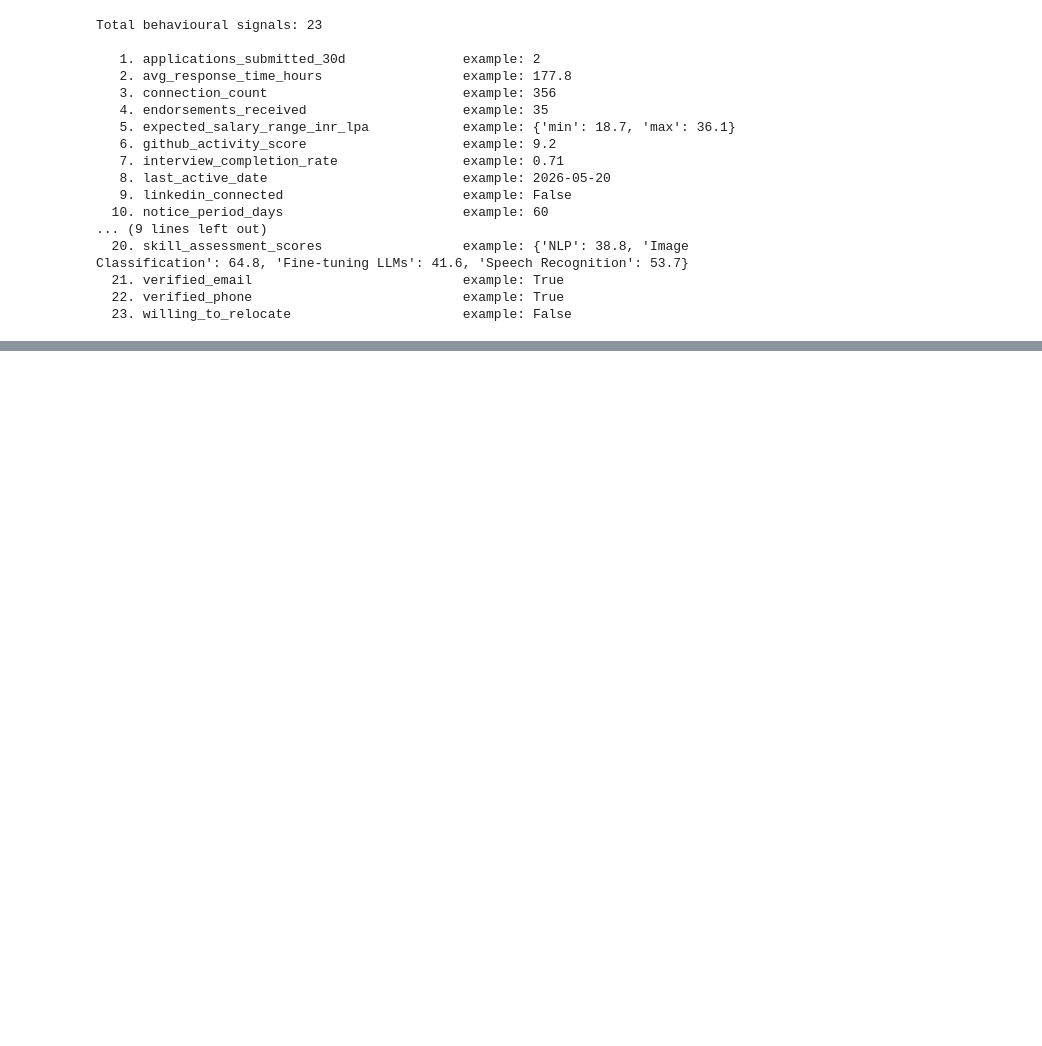
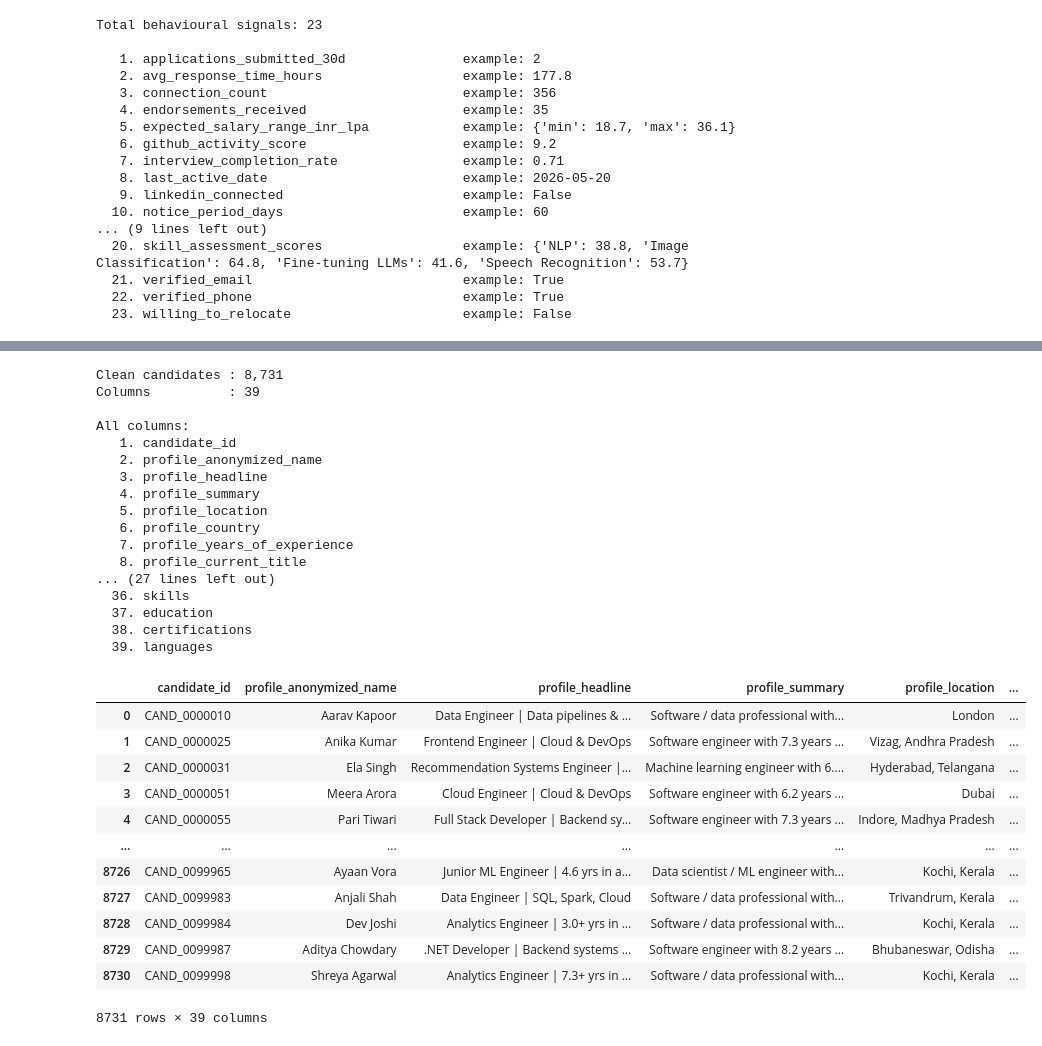
Before and after one commit to Tanav-Kolar/Resume-Ranker, a Jupyter notebook: notebooks/eda.ipynb, the cells around one changed output, grey strips where cells are left out. Saved outputs shown, nothing was run; the diff lists cells and outputs as text; code cells hidden in the pictures; blank space fills up the shorter version.

```diff
--- a/notebooks/eda.ipynb
+++ b/notebooks/eda.ipynb
@@ -1047,0 +1055,63 @@ Total behavioural signals: 23
+# %%
+# Uses: clean_ids, id_to_record  (defined in earlier cells above)
+
+rows = []
+for cid in clean_ids:
+    c   = id_to_record.get(cid, {})
+    row = {"candidate_id": cid}
+
+    for k, v in (c.get("profile") or {}).items():
+        row[f"profile_{k}"] = v
+
+    for k, v in (c.get("redrob_signals") or {}).items():
+        row[f"signals_{k}"] = v          # sub-dicts (salary range, assessment scores) kept as-is
+
+    for field in ("career_history", "skills", "education", "certifications", "languages"):
+        row[field] = c.get(field, [])    # lists kept as Python objects — inspectable in cells
+
+    rows.append(row)
+
+df_clean_full = (
+    pd.DataFrame(rows)
+    .sort_values("candidate_id")
+    .reset_index(drop=True)
+)
+
+print(f"Clean candidates : {len(df_clean_full):,}")
+print(f"Columns          : {len(df_clean_full.columns)}")
+print("\nAll columns:")
+for i, col in enumerate(df_clean_full.columns, 1):
+    print(f"  {i:>2}. {col}")
+
+df_clean_full
+# %% [output]
+Clean candidates : 8,731
+Columns          : 39
+
+All columns:
+   1. candidate_id
+   2. profile_anonymized_name
+   3. profile_headline
+   4. profile_summary
+   5. profile_location
+   6. profile_country
+   7. profile_years_of_experience
+   8. profile_current_title
+... (27 lines left out)
+  36. skills
+  37. education
+  38. certifications
+  39. languages
+|  | candidate_id | profile_anonymized_name | profile_headline | profile_summary | profile_location | ... |
+| 0 | CAND_0000010 | Aarav Kapoor | Data Engineer | Data pipelines & ... | Software / data professional with... | London | ... |
+| 1 | CAND_0000025 | Anika Kumar | Frontend Engineer | Cloud & DevOps | Software engineer with 7.3 years ... | Vizag, Andhra Pradesh | ... |
+| 2 | CAND_0000031 | Ela Singh | Recommendation Systems Engineer |... | Machine learning engineer with 6.... | Hyderabad, Telangana | ... |
+| 3 | CAND_0000051 | Meera Arora | Cloud Engineer | Cloud & DevOps | Software engineer with 6.2 years ... | Dubai | ... |
+| 4 | CAND_0000055 | Pari Tiwari | Full Stack Developer | Backend sy... | Software engineer with 7.3 years ... | Indore, Madhya Pradesh | ... |
+| ... | ... | ... | ... | ... | ... | ... |
+| 8726 | CAND_0099965 | Ayaan Vora | Junior ML Engineer | 4.6 yrs in a... | Data scientist / ML engineer with... | Kochi, Kerala | ... |
+| 8727 | CAND_0099983 | Anjali Shah | Data Engineer | SQL, Spark, Cloud | Software / data professional with... | Trivandrum, Kerala | ... |
+| 8728 | CAND_0099984 | Dev Joshi | Analytics Engineer | 3.0+ yrs in ... | Software / data professional with... | Kochi, Kerala | ... |
+| 8729 | CAND_0099987 | Aditya Chowdary | .NET Developer | Backend systems ... | Software engineer with 8.2 years ... | Bhubaneswar, Odisha | ... |
+| 8730 | CAND_0099998 | Shreya Agarwal | Analytics Engineer | 7.3+ yrs in ... | Software / data professional with... | Kochi, Kerala | ... |
+8731 rows × 39 columns
```
Also changed, not shown: parts of 2 cells of this notebook, 9 other files.
